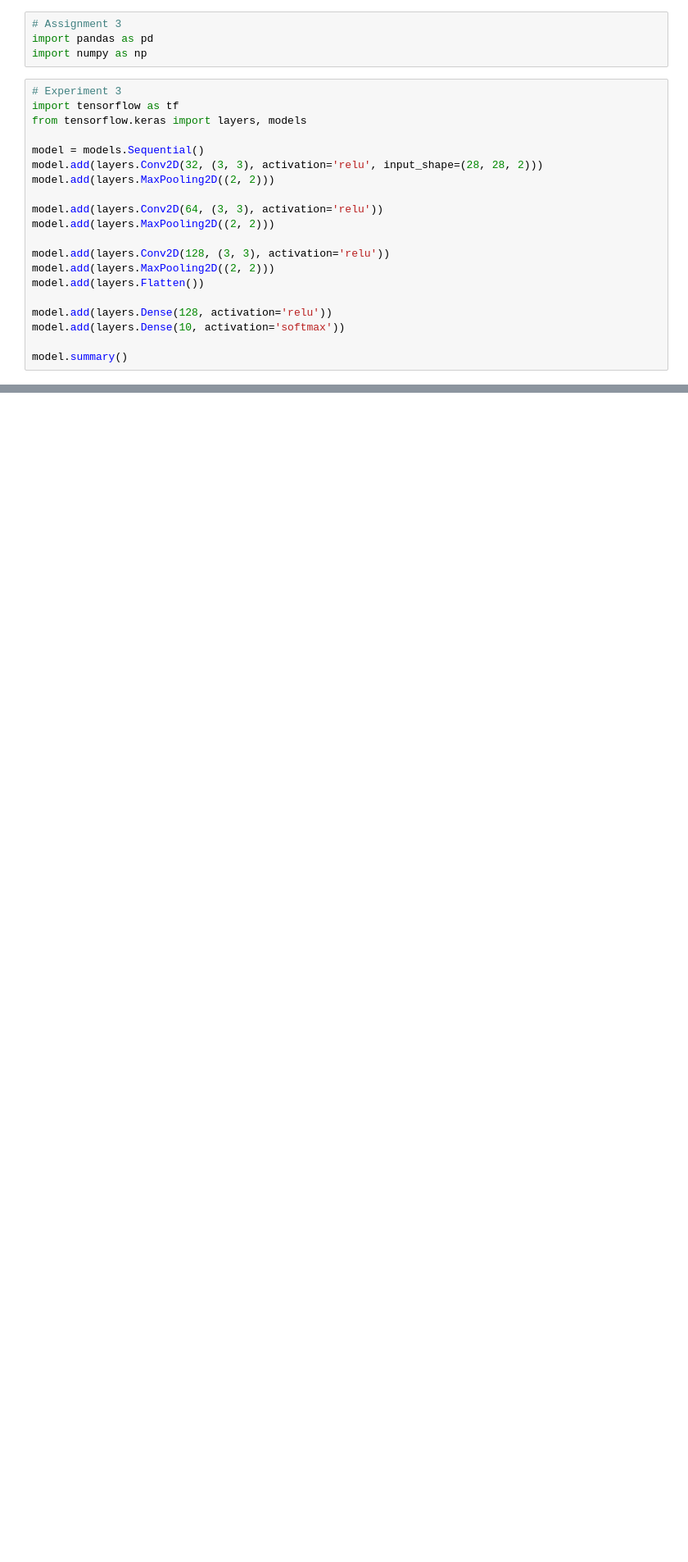
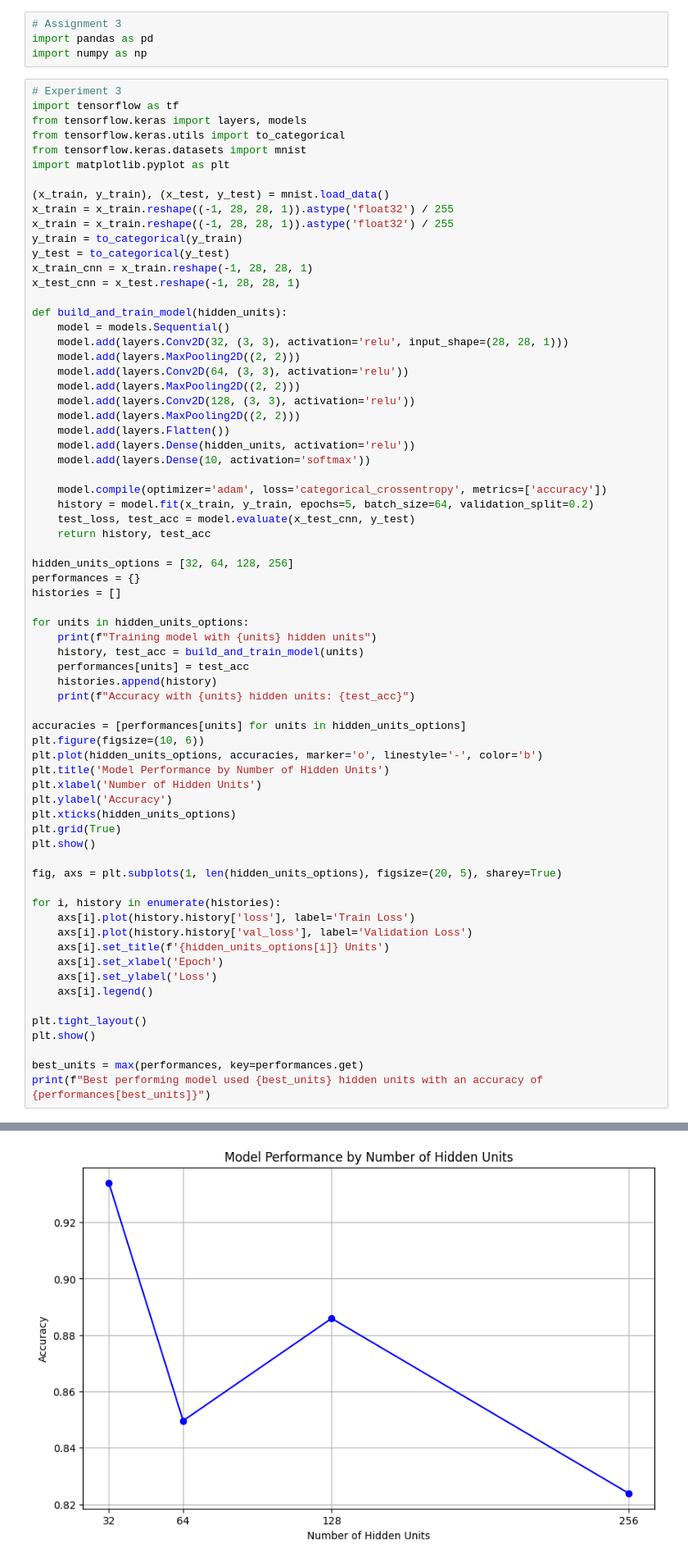
Before and after one commit to ben-jamming/COMP-551, a Jupyter notebook: Assignment-3/assignment2_group_59.ipynb, the cells around one changed output, grey strips where cells are left out. Shown: that part at 82% size. Drawn from its saved outputs; the diff is of its cells as text; blank space fills up the shorter version.

Commit message:
plot results for experiment 4

```diff
--- a/Assignment-3/assignment2_group_59.ipynb
+++ b/Assignment-3/assignment2_group_59.ipynb
@@ -6,20 +6,69 @@ import numpy as np
 # Experiment 3
 import tensorflow as tf
 from tensorflow.keras import layers, models
+from tensorflow.keras.utils import to_categorical
+from tensorflow.keras.datasets import mnist
+import matplotlib.pyplot as plt
 
-model = models.Sequential()
-model.add(layers.Conv2D(32, (3, 3), activation='relu', input_shape=(28, 28, 2)))
-model.add(layers.MaxPooling2D((2, 2)))
+(x_train, y_train), (x_test, y_test) = mnist.load_data()
+x_train = x_train.reshape((-1, 28, 28, 1)).astype('float32') / 255
+x_train = x_train.reshape((-1, 28, 28, 1)).astype('float32') / 255
+y_train = to_categorical(y_train)
+y_test = to_categorical(y_test)
+x_train_cnn = x_train.reshape(-1, 28, 28, 1)
+x_test_cnn = x_test.reshape(-1, 28, 28, 1)
 
-model.add(layers.Conv2D(64, (3, 3), activation='relu'))
-model.add(layers.MaxPooling2D((2, 2)))
+def build_and_train_model(hidden_units):
+    model = models.Sequential()
+    model.add(layers.Conv2D(32, (3, 3), activation='relu', input_shape=(28, 28, 1)))
+    model.add(layers.MaxPooling2D((2, 2)))
+    model.add(layers.Conv2D(64, (3, 3), activation='relu'))
+    model.add(layers.MaxPooling2D((2, 2)))
+    model.add(layers.Conv2D(128, (3, 3), activation='relu'))
+    model.add(layers.MaxPooling2D((2, 2)))
+    model.add(layers.Flatten())
+    model.add(layers.Dense(hidden_units, activation='relu'))
+    model.add(layers.Dense(10, activation='softmax'))
 
-model.add(layers.Conv2D(128, (3, 3), activation='relu'))
-model.add(layers.MaxPooling2D((2, 2)))
-model.add(layers.Flatten())
+    model.compile(optimizer='adam', loss='categorical_crossentropy', metrics=['accuracy'])
+    history = model.fit(x_train, y_train, epochs=5, batch_size=64, validation_split=0.2)
+    test_loss, test_acc = model.evaluate(x_test_cnn, y_test)
+    return history, test_acc
 
-model.add(layers.Dense(128, activation='relu'))
-model.add(layers.Dense(10, activation='softmax'))
+hidden_units_options = [32, 64, 128, 256]
+performances = {}
+histories = []
 
-model.summary()
+for units in hidden_units_options:
+    print(f"Training model with {units} hidden units")
+    history, test_acc = build_and_train_model(units)
+    performances[units] = test_acc
+    histories.append(history)
+    print(f"Accuracy with {units} hidden units: {test_acc}")
+
+accuracies = [performances[units] for units in hidden_units_options]
+plt.figure(figsize=(10, 6))
+plt.plot(hidden_units_options, accuracies, marker='o', linestyle='-', color='b')
+plt.title('Model Performance by Number of Hidden Units')
+plt.xlabel('Number of Hidden Units')
+plt.ylabel('Accuracy')
+plt.xticks(hidden_units_options)
+plt.grid(True)
+plt.show()
+
+fig, axs = plt.subplots(1, len(hidden_units_options), figsize=(20, 5), sharey=True)
+
+for i, history in enumerate(histories):
+    axs[i].plot(history.history['loss'], label='Train Loss')
+    axs[i].plot(history.history['val_loss'], label='Validation Loss')
+    axs[i].set_title(f'{hidden_units_options[i]} Units')
+    axs[i].set_xlabel('Epoch')
+    axs[i].set_ylabel('Loss')
+    axs[i].legend()
+
+plt.tight_layout()
+plt.show()
+
+best_units = max(performances, key=performances.get)
+print(f"Best performing model used {best_units} hidden units with an accuracy of {performances[best_units]}")
 # %% [output]
@@ -27,0 +92 @@ To enable the following instructions: SSE4.1 SSE4.2, in other operations, rebuil
+[figure, added]
```
Also changed, not shown: parts of 1 cell of this notebook.
